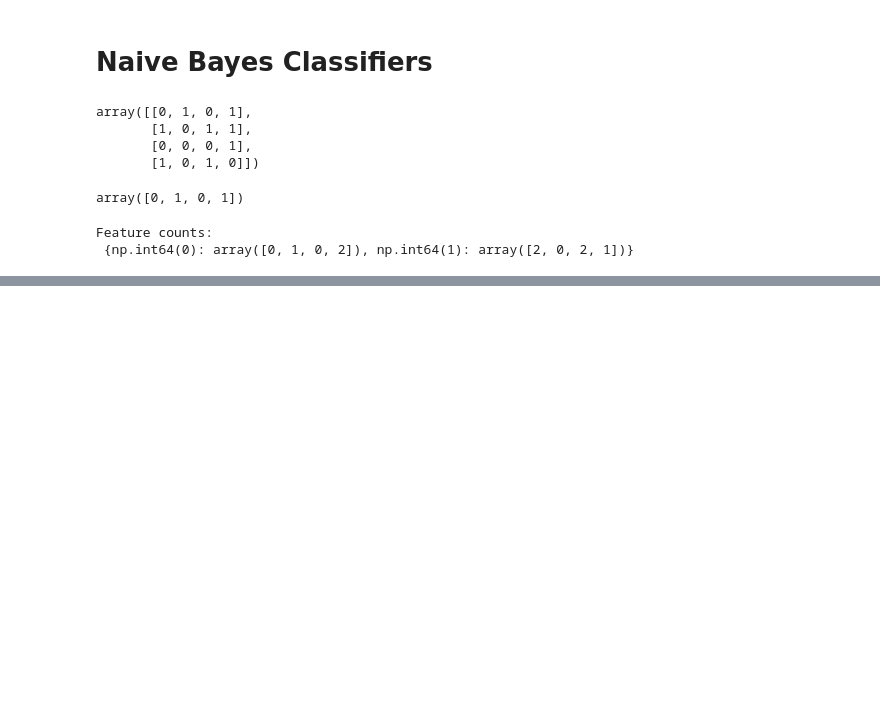
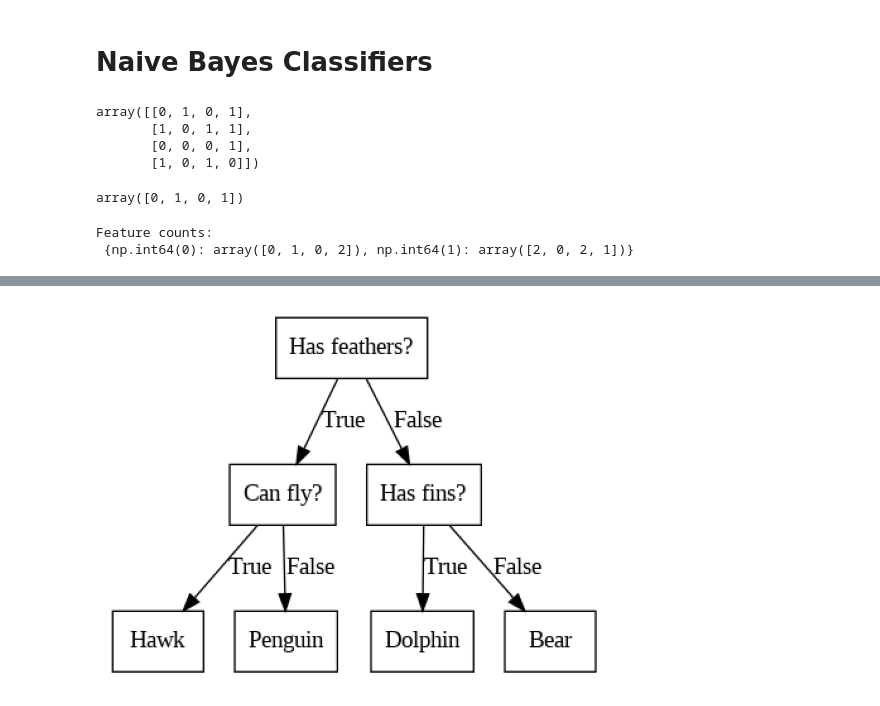
Before and after one commit to Saifullah785/intro-to-ml-with-python-notes-practice, a Jupyter notebook: Chapter_02_Supervised_Learning/Chapter_02_Supervised_Learning.ipynb, the cells around one changed output, grey strips where cells are left out. Cells and saved outputs as stored; diff of their text form; code cells hidden in the pictures; blank space fills up the shorter version.

Commit message:
Created using Colab while studying chapter 02 supervised learning and code practice about topics of building decision tree algorithm and analyzing decision tree

```diff
--- a/Chapter_02_Supervised_Learning/Chapter_02_Supervised_Learning.ipynb
+++ b/Chapter_02_Supervised_Learning/Chapter_02_Supervised_Learning.ipynb
@@ -783,0 +804,6 @@ Feature counts:
+# %%
+# Plot a decision tree illustrating the classification of animals
+mglearn.plots.plot_animal_tree()
+#
+# %% [output]
+[figure, added]
```
Also changed, not shown: parts of 30 cells of this notebook.
